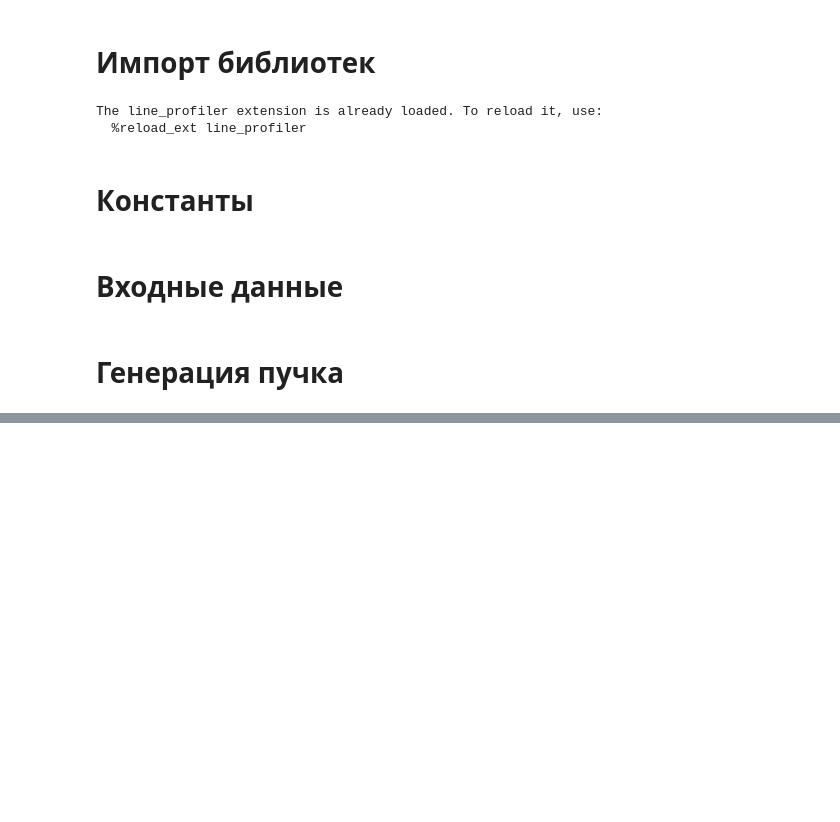
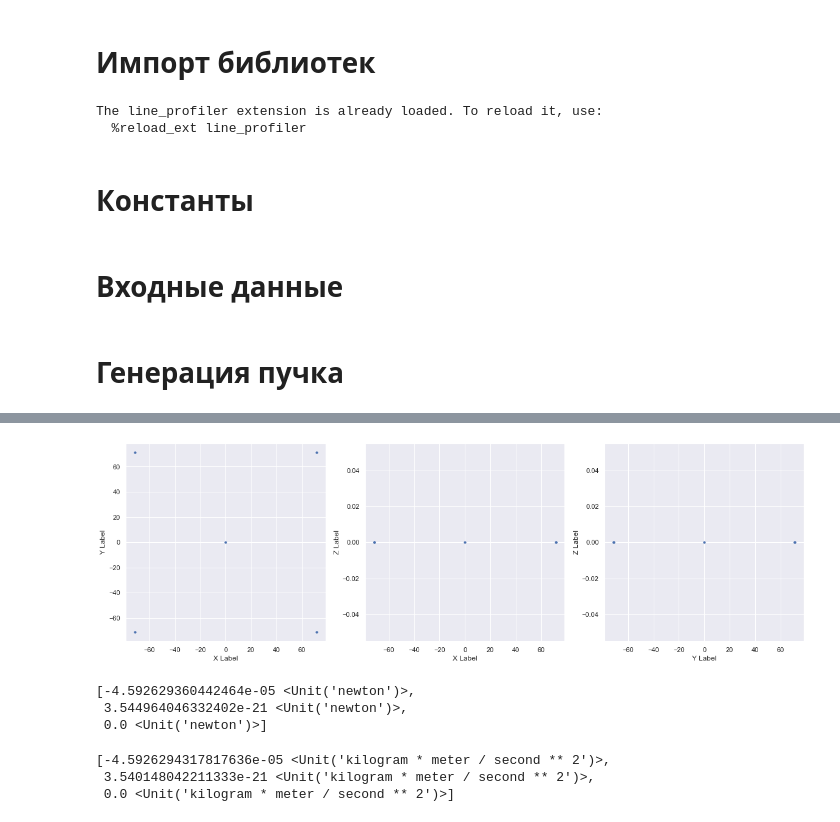
Before and after one commit to cuamckuu/particles-probability-methods, a Jupyter notebook: BeamsDynamic.ipynb, the cells around one changed output, grey strips where cells are left out. Drawn from its saved outputs; the diff is of its cells as text; code cells hidden in the pictures; blank space fills up the shorter version.

Commit message:
feat: Added calls of cpp version

```diff
--- a/BeamsDynamic.ipynb
+++ b/BeamsDynamic.ipynb
@@ -140,3 +140,6 @@ generate_particle()
 Заряд: -4.999999999999999e-10 coulomb
 # %%
 bunch = np.array([generate_particle() for _ in range(50)])
+# %%
+df = pd.DataFrame([x.to_si().to_dict(magnitude=True) for x in bunch])
+df.to_csv("data.csv", sep=" ", index=False)
@@ -355,0 +366,8 @@ bunch[0]
+# %%
+import subprocess
+
+df.to_csv("data.csv", sep=" ", index=False)
+exe_path = "./console_particles_cpu/build/particles"
+subprocess.call([str(x) for x in [exe_path, Rc.magnitude, dt.magnitude]])
+df = pd.read_csv("res.csv", sep=" ")
+df.head()
@@ -355,0 +381,4 @@ bunch[0]
+# %%
+plot_particles(df)
+# %% [output]
+[figure, added]
@@ -355,0 +399,12 @@ bunch[0]
+# %%
+get_coulomb_force_cpp(bunch[0], bunch[1])
+# %% [output]
+[-4.592629360442464e-05 <Unit('newton')>,
+ 3.544964046332402e-21 <Unit('newton')>,
+ 0.0 <Unit('newton')>]
+# %%
+get_coulomb_force(bunch[0], bunch[1])
+# %% [output]
+[-4.5926294317817636e-05 <Unit('kilogram * meter / second ** 2')>,
+ 3.540148042211333e-21 <Unit('kilogram * meter / second ** 2')>,
+ 0.0 <Unit('kilogram * meter / second ** 2')>]
```
Also changed, not shown: parts of 31 cells of this notebook.
